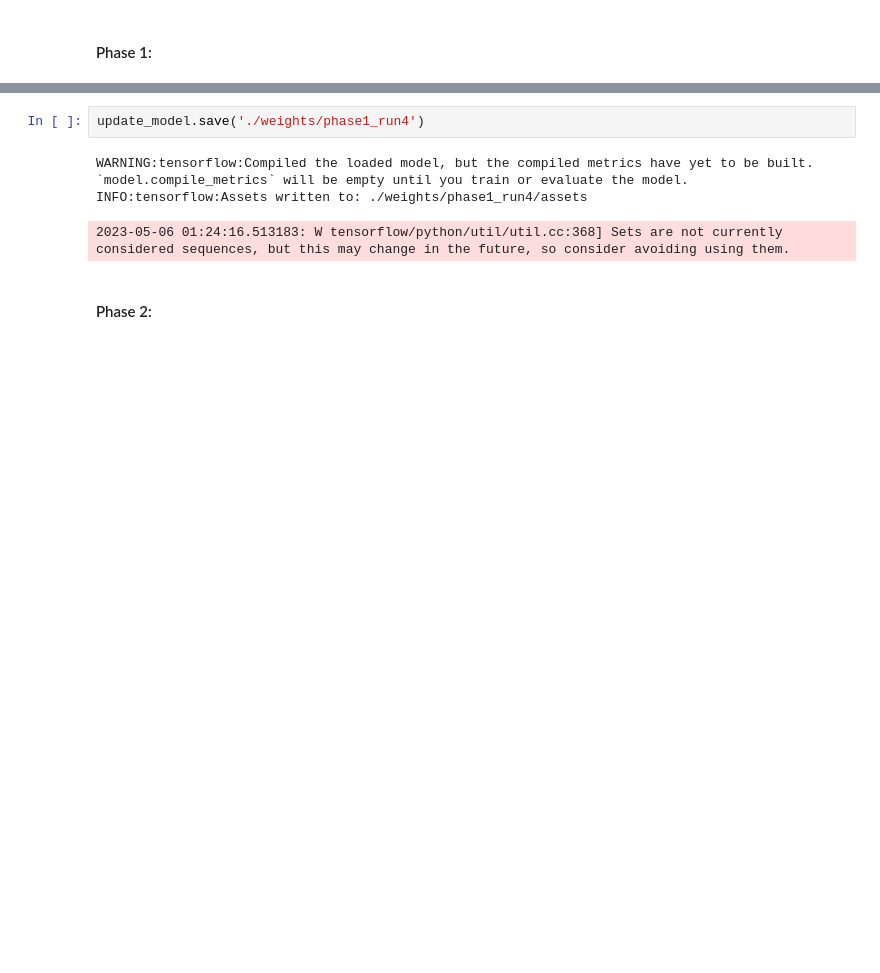
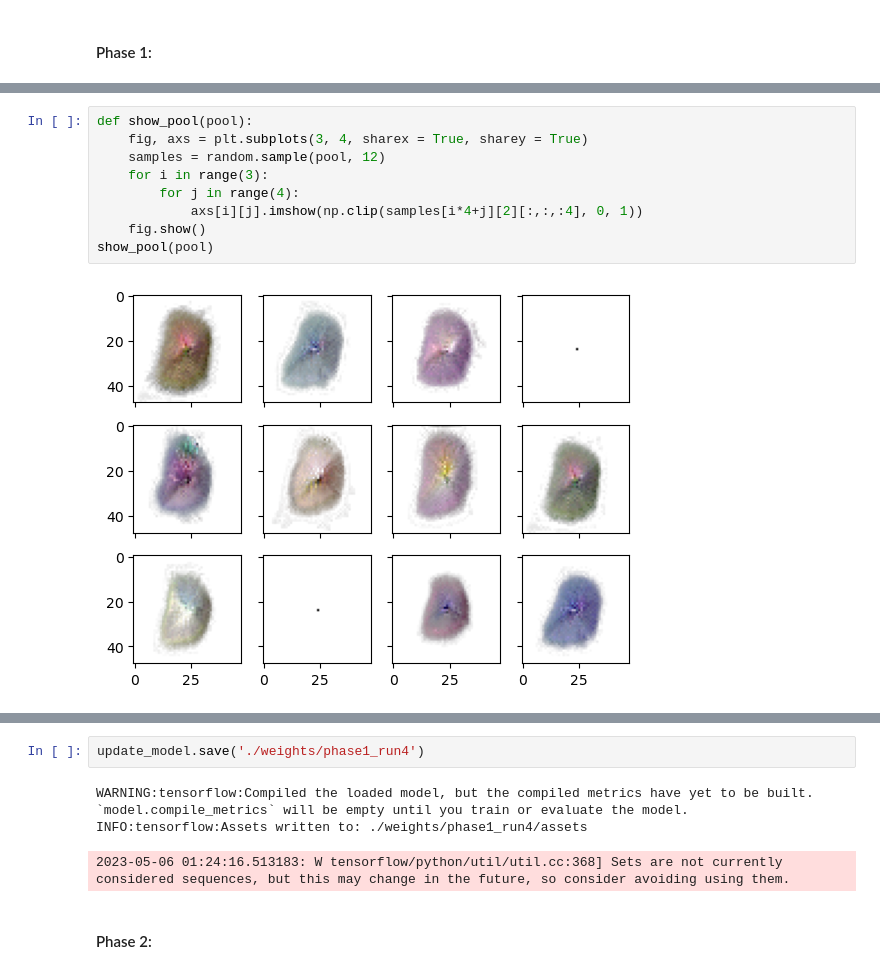
Before and after one commit to wz-ml/cellularimages, a Jupyter notebook: main.ipynb, the cells around one changed output, grey strips where cells are left out. Saved outputs shown, nothing was run; the diff lists cells and outputs as text; blank space fills up the shorter version.

```diff
--- a/main.ipynb
+++ b/main.ipynb
@@ -233,3 +262,14 @@ with trange(EPOCHS) as pbar:
+# %%
+def show_pool(pool):
+    fig, axs = plt.subplots(3, 4, sharex = True, sharey = True)
+    samples = random.sample(pool, 12)
+    for i in range(3):
+        for j in range(4):
+            axs[i][j].imshow(np.clip(samples[i*4+j][2][:,:,:4], 0, 1))
+    fig.show()
+show_pool(pool)
+# %% [output]
+[figure, added]
 # %%
 import matplotlib.pyplot as plt
 import matplotlib.animation as animation
```
Also changed, not shown: parts of 20 cells of this notebook, 8 other files.
